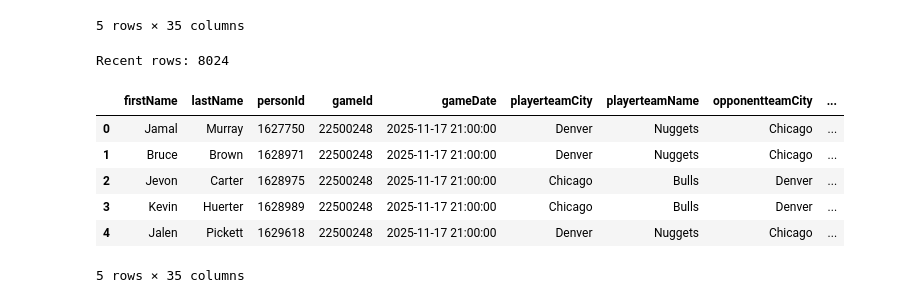
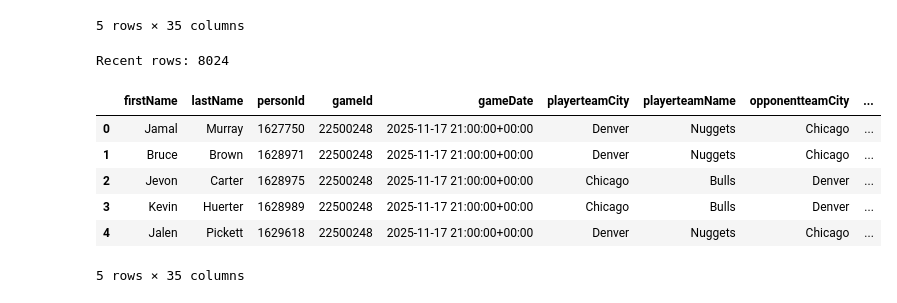
Before and after one commit to wjdorsey/qepc_project, a Jupyter notebook: notebooks/qepc_sandbox.ipynb, the cells around one changed output. Cells and saved outputs as stored; diff of their text form; code cells hidden in the pictures.

```diff
--- a/notebooks/qepc_sandbox.ipynb
+++ b/notebooks/qepc_sandbox.ipynb
@@ -477,31 +489,32 @@ Loading PlayerStatistics from: /home/2dbcc135-5358-4730-8441-82ada9ea8087/qepc_p
 | 4 | Jalen | Pickett | 1629618 | 22500248 | 2025-11-17T21:00:00Z | Denver | Nuggets | Chicago | ... |
 5 rows × 35 columns
 # %%
+
 # --- 10.2 Filter to recent games (e.g. 2024-25 & 2025-26) ---
 
 import pandas as pd
 
-# Cutoff date (no timezone)
-cutoff_date = pd.Timestamp("2024-10-01")
-
-# 1) Convert gameDate to datetime, force into UTC, then drop timezone to make it tz-naive
+# 1) Convert gameDate to timezone-aware datetime (UTC)
 player_stats["gameDate"] = pd.to_datetime(
     player_stats["gameDate"],
     errors="coerce",
-    utc=True          # make everything timezone-aware in UTC
-).dt.tz_localize(None)  # then strip timezone info → plain datetime
+    utc=True   # make everything tz-aware in UTC
+)
 
-# 2) Now comparison is tz-naive vs tz-naive → valid
+# 2) Define cutoff_date as timezone-aware (also UTC)
+cutoff_date = pd.Timestamp("2024-10-01", tz="UTC")
+
+# 3) Now the comparison is tz-aware vs tz-aware → valid
 ps_recent = player_stats[player_stats["gameDate"] >= cutoff_date].copy()
 
 print("Recent rows:", len(ps_recent))
 ps_recent.head()
 # %% [output]
 Recent rows: 8024
 |  | firstName | lastName | personId | gameId | gameDate | playerteamCity | playerteamName | opponentteamCity | ... |
-| 0 | Jamal | Murray | 1627750 | 22500248 | 2025-11-17 21:00:00 | Denver | Nuggets | Chicago | ... |
-| 1 | Bruce | Brown | 1628971 | 22500248 | 2025-11-17 21:00:00 | Denver | Nuggets | Chicago | ... |
-| 2 | Jevon | Carter | 1628975 | 22500248 | 2025-11-17 21:00:00 | Chicago | Bulls | Denver | ... |
-| 3 | Kevin | Huerter | 1628989 | 22500248 | 2025-11-17 21:00:00 | Chicago | Bulls | Denver | ... |
-| 4 | Jalen | Pickett | 1629618 | 22500248 | 2025-11-17 21:00:00 | Denver | Nuggets | Chicago | ... |
+| 0 | Jamal | Murray | 1627750 | 22500248 | 2025-11-17 21:00:00+00:00 | Denver | Nuggets | Chicago | ... |
+| 1 | Bruce | Brown | 1628971 | 22500248 | 2025-11-17 21:00:00+00:00 | Denver | Nuggets | Chicago | ... |
+| 2 | Jevon | Carter | 1628975 | 22500248 | 2025-11-17 21:00:00+00:00 | Chicago | Bulls | Denver | ... |
+| 3 | Kevin | Huerter | 1628989 | 22500248 | 2025-11-17 21:00:00+00:00 | Chicago | Bulls | Denver | ... |
+| 4 | Jalen | Pickett | 1629618 | 22500248 | 2025-11-17 21:00:00+00:00 | Denver | Nuggets | Chicago | ... |
 5 rows × 35 columns
```
Also changed, not shown: parts of 7 cells of this notebook, 1 other file.
